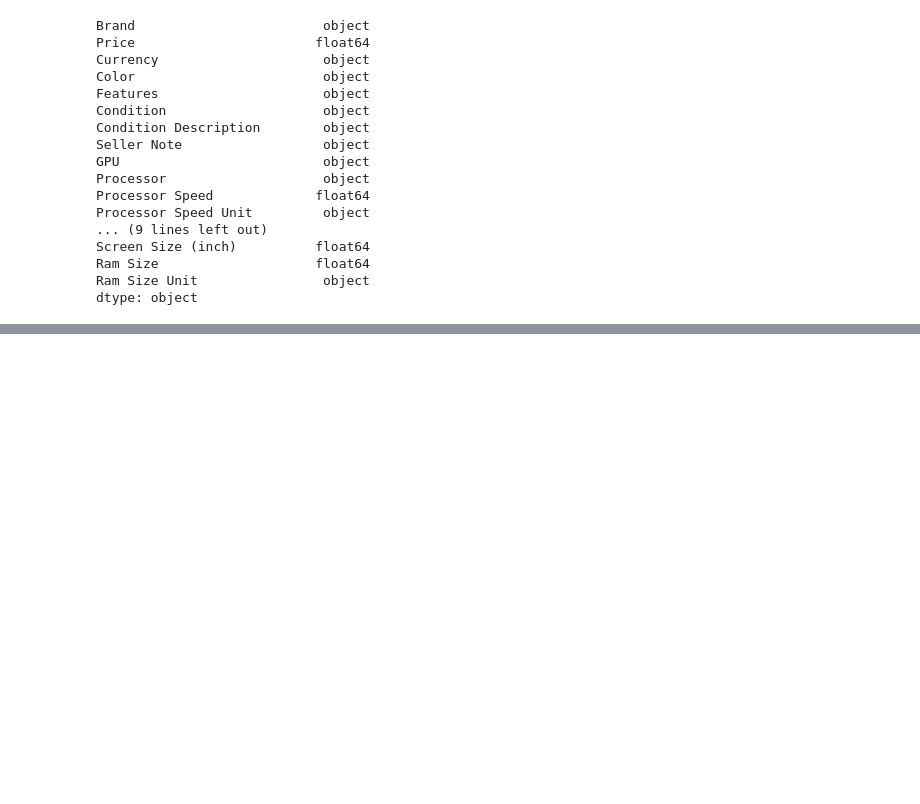
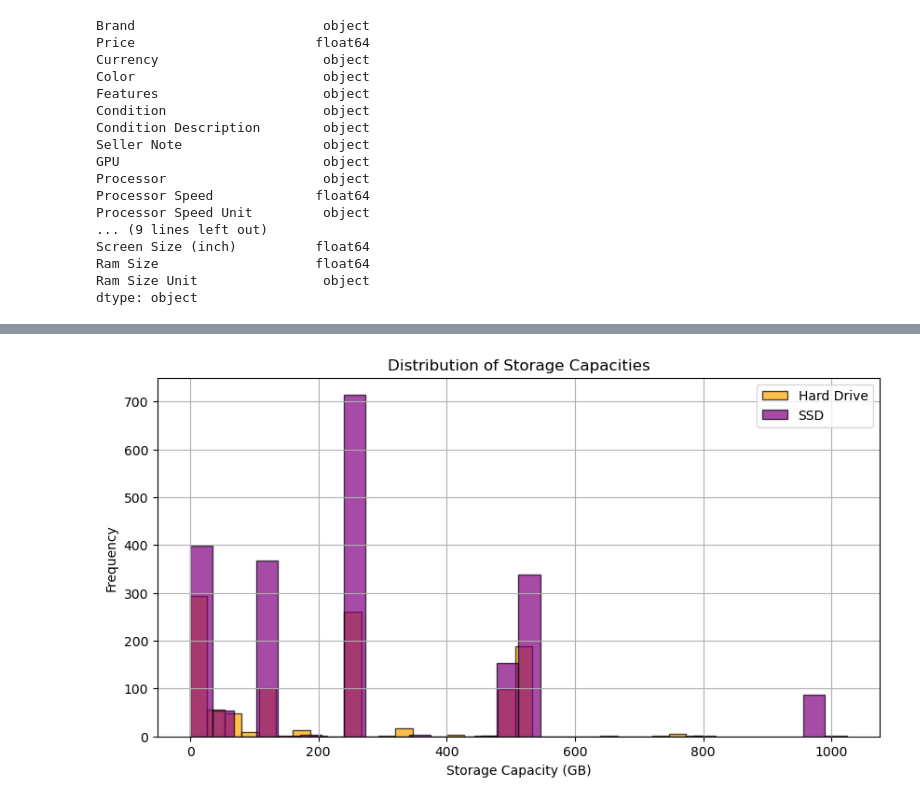
Before and after one commit to rafvrab/eBay-Laptop-Analysis, a Jupyter notebook: Notebook.ipynb, the cells around one changed output, grey strips where cells are left out. Drawn from its saved outputs; the diff is of its cells as text; code cells hidden in the pictures; blank space fills up the shorter version.

```diff
--- a/Notebook.ipynb
+++ b/Notebook.ipynb
@@ -154,0 +230,13 @@ dtype: object
+# %%
+# Histogram for Storage Capacities
+plt.figure(figsize=(10, 5))
+plt.hist(df['Hard Drive Capacity'], bins=30, color='orange', edgecolor='black', alpha=0.7, label='Hard Drive')
+plt.hist(df['SSD Capacity'], bins=30, color='purple', edgecolor='black', alpha=0.7, label='SSD')
+plt.xlabel('Storage Capacity (GB)')
+plt.ylabel('Frequency')
+plt.title('Distribution of Storage Capacities')
+plt.legend()
+plt.grid(True)
+plt.show()
+# %% [output]
+[figure, added]
```
Also changed, not shown: parts of 9 cells of this notebook.
